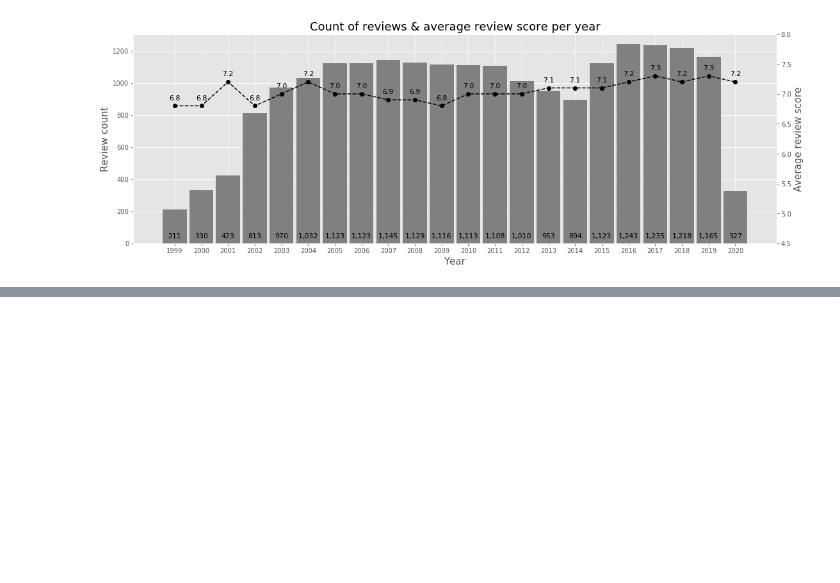
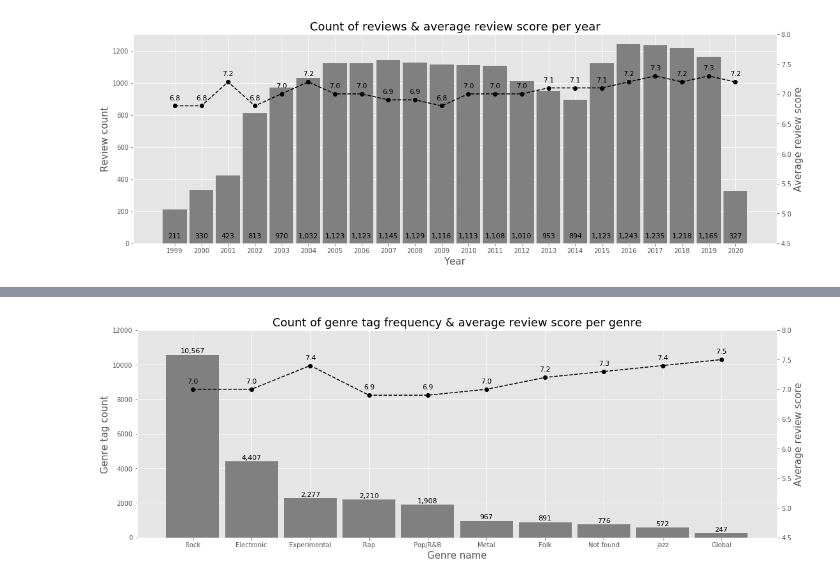
Before and after one commit to glbshv/Pitchfork-project, a Jupyter notebook: 03_Pitchfork_data_analysis.ipynb, the cells around one changed output, grey strips where cells are left out. Cells and saved outputs as stored; diff of their text form; code cells hidden in the pictures; blank space fills up the shorter version.

```diff
--- a/03_Pitchfork_data_analysis.ipynb
+++ b/03_Pitchfork_data_analysis.ipynb
@@ -417,6 +420,3 @@ for index, data in zip(x, y2):
 plt.show()
 # %% [output]
 [figure]
-# %%
-pitchfork_dataset['Count'] = 1
-pitchfork_dataset.head(10)
@@ -492,0 +427,59 @@ reviews.head(20)
+# %%
+#a loop to create 3 lists with required data
+genre_name = []
+genre_count = []
+genre_score = []
+for genre in list(pitchfork_genres['Genres of Pitchfork']):
+    for index, data in pitchfork_dataset.iterrows():
+        if genre in data['Genre']:
+            genre_name.append(genre)
+            genre_count.append(int(1))
+            genre_score.append(data['Review Score'])
+
+#dataframe with extracted values
+genre_df = pd.DataFrame({
+    'Genre': genre_name,
+    'Count': genre_count,
+    'Score': genre_score})
+
+#pivot table for plotting
+genre_pivot = pd.pivot_table(
+    genre_df,
+    values={'Count', 'Score'},
+    index='Genre',
+    aggfunc={'Count': np.sum,
+            'Score': np.mean}).sort_values(by='Count', ascending=False)
+
+x = genre_pivot.index #artist name
+y1 = genre_pivot['Count'] #count of albums tagged with a genre
+y2 = np.round(genre_pivot['Score'], 1) #average review score of a genre
+
+#plotting the genre tag count
+fig_2 = plt.figure(figsize=(18,6))
+ax1 = fig_2.add_subplot()
+plt.style.use('ggplot')
+ax1.set_title('Count of genre tag frequency & average review score per genre', fontsize=18)
+plt.bar(x, y1, width=.9, color='gray')
+plt.xticks(x, fontsize=10)
+ax1.set_ylim(0, 12000)
+plt.yticks(fontsize=10)
+for index, data  in zip(x, y1):
+    count = '{:,}'.format(data)
+    ax1.annotate(count, (index, data + 100), ha='center', fontsize=11)
+plt.xlabel('Genre name', fontsize=15)
+plt.ylabel('Genre tag count', fontsize=15)
+
+#plotting the average score line
+ax2 = ax1.twinx()
+ax2.set_ylabel('Average review score', fontsize=15)
+ax2.grid(False)
+ax2.set_ylim(4.5, 8)
+ax2.plot(x, y2, color='black', linestyle='dashed', marker='o')
+plt.yticks(fontsize=10)
+for index, data in zip(x, y2):
+    rating = "{}".format(data)
+    ax2.annotate(rating, (index, data+.1), ha='center', fontsize=11)
+
+plt.show()
+# %% [output]
+[figure, added]
```
Also changed, not shown: parts of 7 cells of this notebook.
